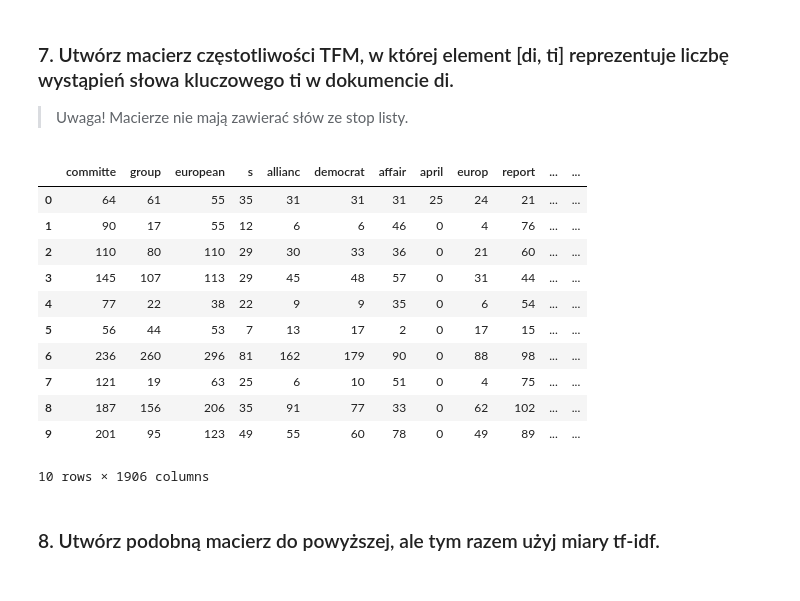
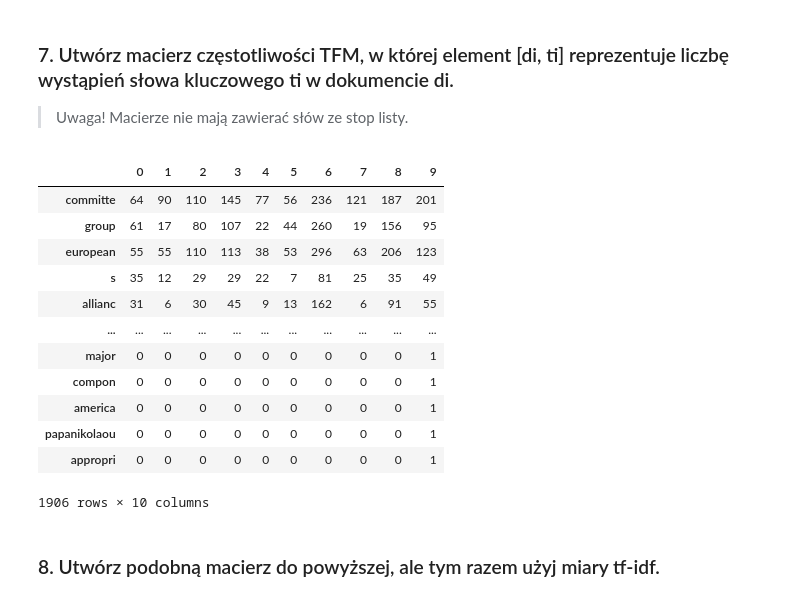
Before and after one commit to kamoshi/pwr-ir-intro, a Jupyter notebook: lista2.ipynb, the cells around one changed output. Saved outputs shown, nothing was run; the diff lists cells and outputs as text; code cells hidden in the pictures.

```diff
--- a/lista2.ipynb
+++ b/lista2.ipynb
@@ -383,25 +385,26 @@ pd.DataFrame(
 # %%
 corpus = []
 for doc in DOCUMENTS:
   with open(doc) as f:
     words = re.findall(r"[a-zA-Z]+", f.read())
   stemmed = list(filter(lambda word: word not in STOP_WORDS, (stemmer.stem(word) for word in words)))
   corpus.append(stemmed)
 
 counted = [pd.value_counts(doc, sort=True) for doc in corpus]
-pd.DataFrame(data=counted).fillna(0).astype(int)
+pd.DataFrame(data=counted).fillna(0).astype(int).transpose()
 # %% [output]
-|  | committe | group | european | s | allianc | democrat | affair | april | europ | report | ... | ... |
-| 0 | 64 | 61 | 55 | 35 | 31 | 31 | 31 | 25 | 24 | 21 | ... | ... |
-| 1 | 90 | 17 | 55 | 12 | 6 | 6 | 46 | 0 | 4 | 76 | ... | ... |
-| 2 | 110 | 80 | 110 | 29 | 30 | 33 | 36 | 0 | 21 | 60 | ... | ... |
-| 3 | 145 | 107 | 113 | 29 | 45 | 48 | 57 | 0 | 31 | 44 | ... | ... |
-| 4 | 77 | 22 | 38 | 22 | 9 | 9 | 35 | 0 | 6 | 54 | ... | ... |
-| 5 | 56 | 44 | 53 | 7 | 13 | 17 | 2 | 0 | 17 | 15 | ... | ... |
-| 6 | 236 | 260 | 296 | 81 | 162 | 179 | 90 | 0 | 88 | 98 | ... | ... |
-| 7 | 121 | 19 | 63 | 25 | 6 | 10 | 51 | 0 | 4 | 75 | ... | ... |
-| 8 | 187 | 156 | 206 | 35 | 91 | 77 | 33 | 0 | 62 | 102 | ... | ... |
-| 9 | 201 | 95 | 123 | 49 | 55 | 60 | 78 | 0 | 49 | 89 | ... | ... |
+|  | 0 | 1 | 2 | 3 | 4 | 5 | 6 | 7 | 8 | 9 |
+| committe | 64 | 90 | 110 | 145 | 77 | 56 | 236 | 121 | 187 | 201 |
+| group | 61 | 17 | 80 | 107 | 22 | 44 | 260 | 19 | 156 | 95 |
+| european | 55 | 55 | 110 | 113 | 38 | 53 | 296 | 63 | 206 | 123 |
+| s | 35 | 12 | 29 | 29 | 22 | 7 | 81 | 25 | 35 | 49 |
+| allianc | 31 | 6 | 30 | 45 | 9 | 13 | 162 | 6 | 91 | 55 |
+| ... | ... | ... | ... | ... | ... | ... | ... | ... | ... | ... |
+| major | 0 | 0 | 0 | 0 | 0 | 0 | 0 | 0 | 0 | 1 |
+| compon | 0 | 0 | 0 | 0 | 0 | 0 | 0 | 0 | 0 | 1 |
+| america | 0 | 0 | 0 | 0 | 0 | 0 | 0 | 0 | 0 | 1 |
+| papanikolaou | 0 | 0 | 0 | 0 | 0 | 0 | 0 | 0 | 0 | 1 |
+| appropri | 0 | 0 | 0 | 0 | 0 | 0 | 0 | 0 | 0 | 1 |
-10 rows × 1906 columns
+1906 rows × 10 columns
 # %% [markdown]
 ### 8. Utwórz podobną macierz do powyższej, ale tym razem użyj miary tf-idf.
```
Also changed, not shown: parts of 4 cells of this notebook.
